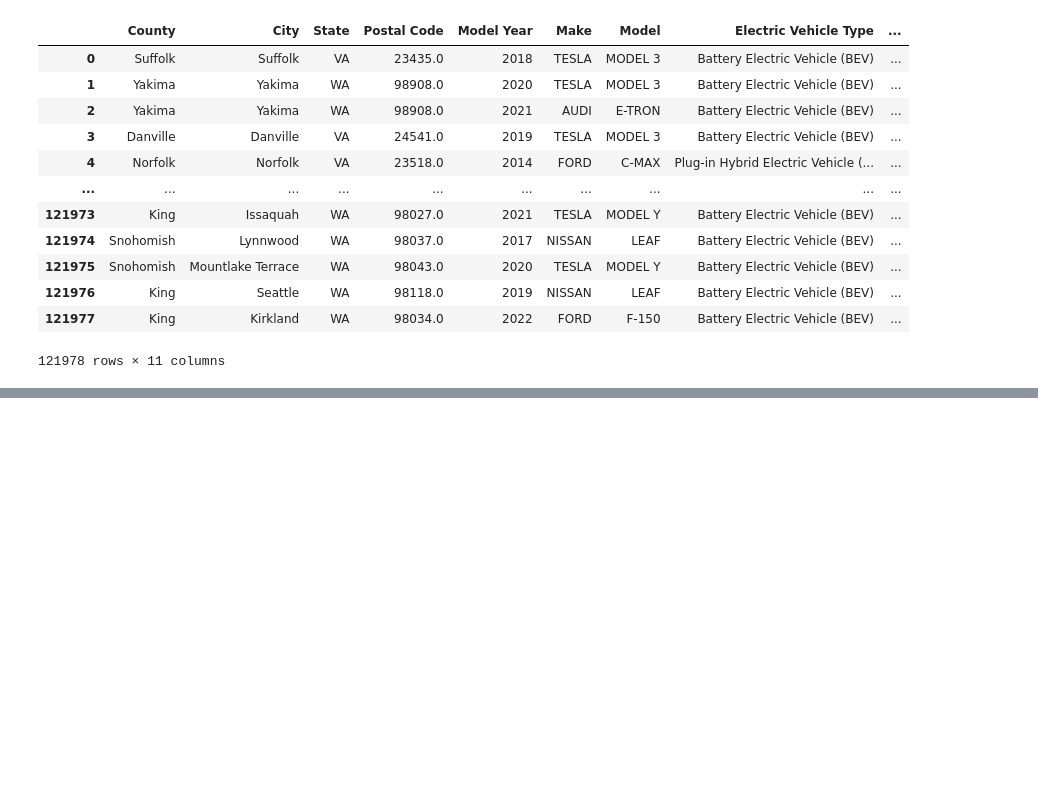
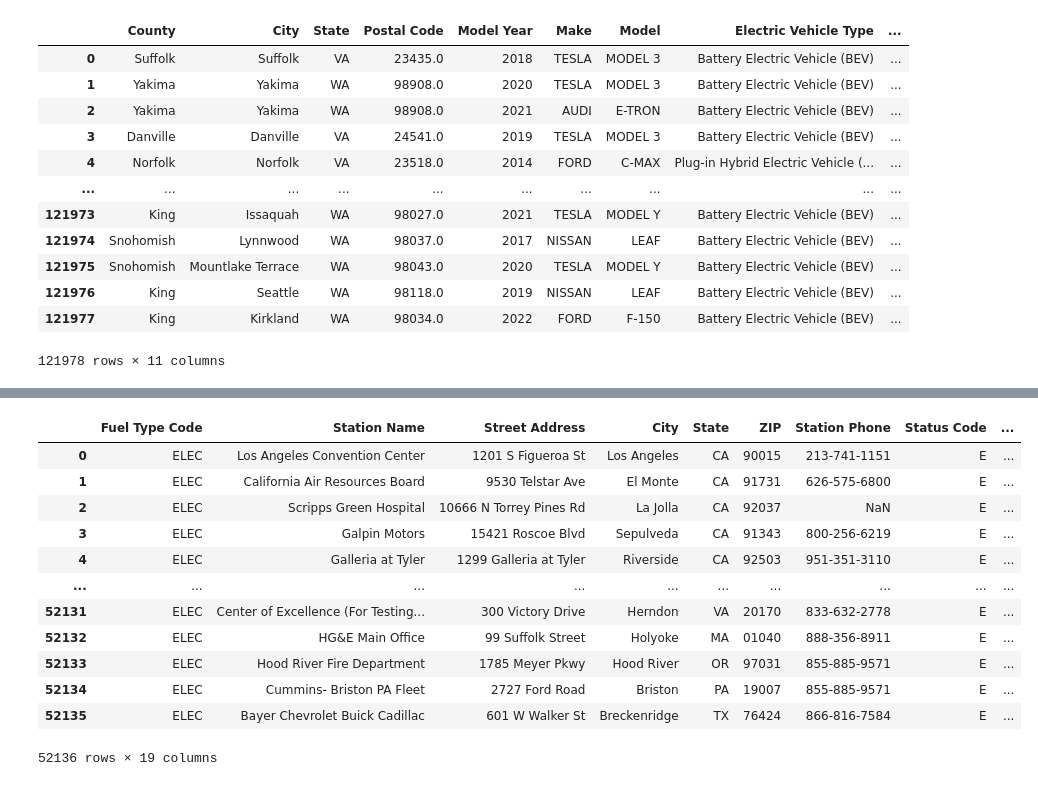
Before and after one commit to HarshDave707/DAB-103, a Jupyter notebook: dab_103.ipynb, the cells around one changed output, grey strips where cells are left out. Cells and saved outputs as stored; diff of their text form; code cells hidden in the pictures; blank space fills up the shorter version.

```diff
--- a/dab_103.ipynb
+++ b/dab_103.ipynb
@@ -221,3 +240,49 @@ charging_station_vehicle_df['State'].fillna(value="QC", inplace=True)
+# %%
+#  changes
+
+# Define a list of cities for which we want to fill the missing state values
+ca_cities = ['Long Beach', 'Santa Monica', 'Merced', 'San Jose','Dalseong-gun, Daegu','Wendell']
+az_cities = ['Phoenix','Goodyear','Scottsdale']
+fl_cities = ['Orlando','Hialeah']
+or_cities = ['Portland']
+nj_cities = ['Paramus']
+mn_cities = ['Northfield']
+tx_cities = ['Austin','Frisco','Round Rock']
+sc_cities = ['Pawleys Island']
+in_cities = ['Indianapolis']
+co_cities = ['Boulder']
+nc_cities = ['Charlotte']
+
+
+# Fill the missing values in the state column where the city is one of the specified cities
+charging_station_vehicle_df.loc[charging_station_vehicle_df['City'].isin(ca_cities) & charging_station_vehicle_df['State'].isnull(), 'State'] = 'CA'
+charging_station_vehicle_df.loc[charging_station_vehicle_df['City'].isin(az_cities) & charging_station_vehicle_df['State'].isnull(), 'State'] = 'AZ'
+charging_station_vehicle_df.loc[charging_station_vehicle_df['City'].isin(fl_cities) & charging_station_vehicle_df['State'].isnull(), 'State'] = 'FL'
+charging_station_vehicle_df.loc[charging_station_vehicle_df['City'].isin(or_cities) & charging_station_vehicle_df['State'].isnull(), 'State'] = 'OR'
+charging_station_vehicle_df.loc[charging_station_vehicle_df['City'].isin(nj_cities) & charging_station_vehicle_df['State'].isnull(), 'State'] = 'NJ'
+charging_station_vehicle_df.loc[charging_station_vehicle_df['City'].isin(mn_cities) & charging_station_vehicle_df['State'].isnull(), 'State'] = 'MN'
+charging_station_vehicle_df.loc[charging_station_vehicle_df['City'].isin(tx_cities) & charging_station_vehicle_df['State'].isnull(), 'State'] = 'TX'
+charging_station_vehicle_df.loc[charging_station_vehicle_df['City'].isin(sc_cities) & charging_station_vehicle_df['State'].isnull(), 'State'] = 'SC'
+charging_station_vehicle_df.loc[charging_station_vehicle_df['City'].isin(in_cities) & charging_station_vehicle_df['State'].isnull(), 'State'] = 'IN'
+charging_station_vehicle_df.loc[charging_station_vehicle_df['City'].isin(co_cities) & charging_station_vehicle_df['State'].isnull(), 'State'] = 'CO'
+charging_station_vehicle_df.loc[charging_station_vehicle_df['City'].isin(nc_cities) & charging_station_vehicle_df['State'].isnull(), 'State'] = 'NC'
+
+
+charging_station_vehicle_df
+# %% [output]
+|  | Fuel Type Code | Station Name | Street Address | City | State | ZIP | Station Phone | Status Code | ... |
+| 0 | ELEC | Los Angeles Convention Center | 1201 S Figueroa St | Los Angeles | CA | 90015 | 213-741-1151 | E | ... |
+| 1 | ELEC | California Air Resources Board | 9530 Telstar Ave | El Monte | CA | 91731 | 626-575-6800 | E | ... |
+| 2 | ELEC | Scripps Green Hospital | 10666 N Torrey Pines Rd | La Jolla | CA | 92037 | NaN | E | ... |
+| 3 | ELEC | Galpin Motors | 15421 Roscoe Blvd | Sepulveda | CA | 91343 | 800-256-6219 | E | ... |
+| 4 | ELEC | Galleria at Tyler | 1299 Galleria at Tyler | Riverside | CA | 92503 | 951-351-3110 | E | ... |
+| ... | ... | ... | ... | ... | ... | ... | ... | ... | ... |
+| 52131 | ELEC | Center of Excellence (For Testing... | 300 Victory Drive | Herndon | VA | 20170 | 833-632-2778 | E | ... |
+| 52132 | ELEC | HG&E Main Office | 99 Suffolk Street | Holyoke | MA | 01040 | 888-356-8911 | E | ... |
+| 52133 | ELEC | Hood River Fire Department | 1785 Meyer Pkwy | Hood River | OR | 97031 | 855-885-9571 | E | ... |
+| 52134 | ELEC | Cummins- Briston PA Fleet | 2727 Ford Road | Briston | PA | 19007 | 855-885-9571 | E | ... |
+| 52135 | ELEC | Bayer Chevrolet Buick Cadillac | 601 W Walker St | Breckenridge | TX | 76424 | 866-816-7584 | E | ... |
+52136 rows × 19 columns
 # %%
 #Station Phone
 charging_station_vehicle_df['Station Phone'].fillna(value="NOT DEFINE", inplace=True)
```
Also changed, not shown: parts of 11 cells of this notebook.
